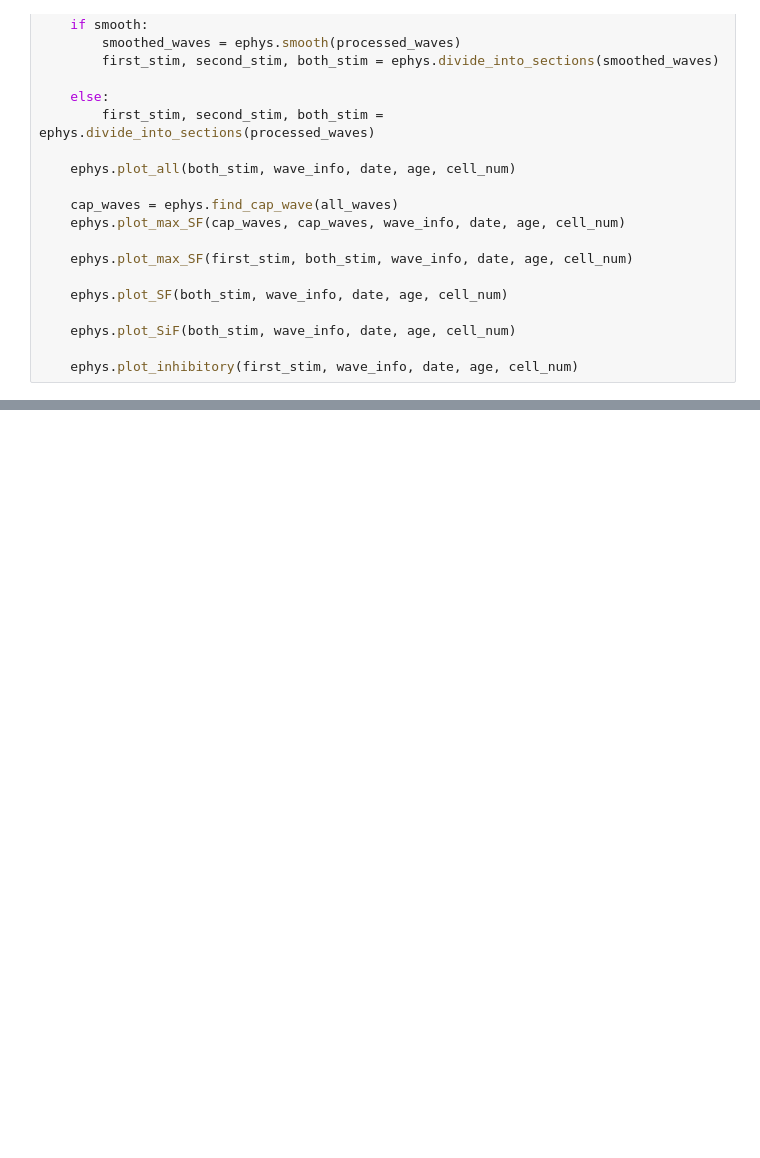
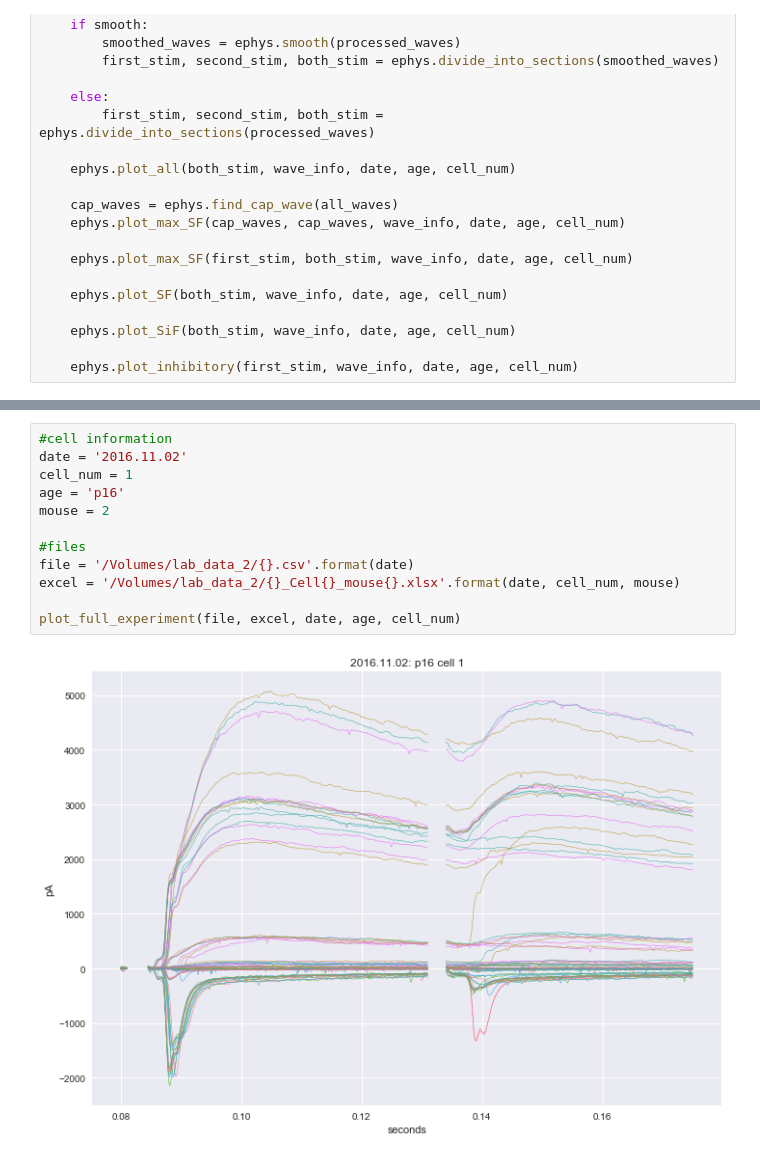
Before and after one commit to yuwie10/ephysAnalysis, a Jupyter notebook: plot_cells_template.ipynb, the cells around one changed output, grey strips where cells are left out. Drawn from its saved outputs; the diff is of its cells as text; blank space fills up the shorter version.

```diff
--- a/plot_cells_template.ipynb
+++ b/plot_cells_template.ipynb
@@ -82,0 +81,14 @@ no secondary fibers
+# %%
+#cell information
+date = '2016.11.02'
+cell_num = 1
+age = 'p16'
+mouse = 2
+
+#files
+file = '/Volumes/lab_data_2/{}.csv'.format(date)
+excel = '/Volumes/lab_data_2/{}_Cell{}_mouse{}.xlsx'.format(date, cell_num, mouse)
+
+plot_full_experiment(file, excel, date, age, cell_num)
+# %% [output]
+[figure, added]
```
Also changed, not shown: parts of 7 cells of this notebook, 5 other files.
